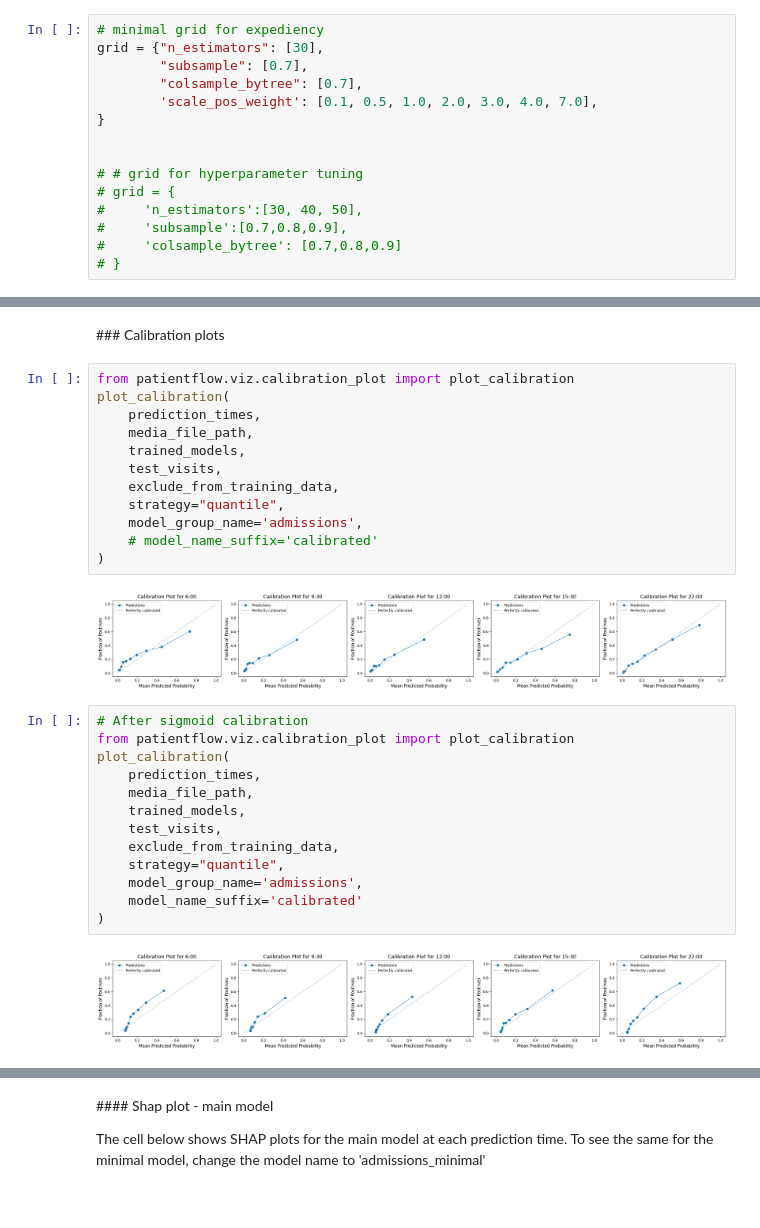
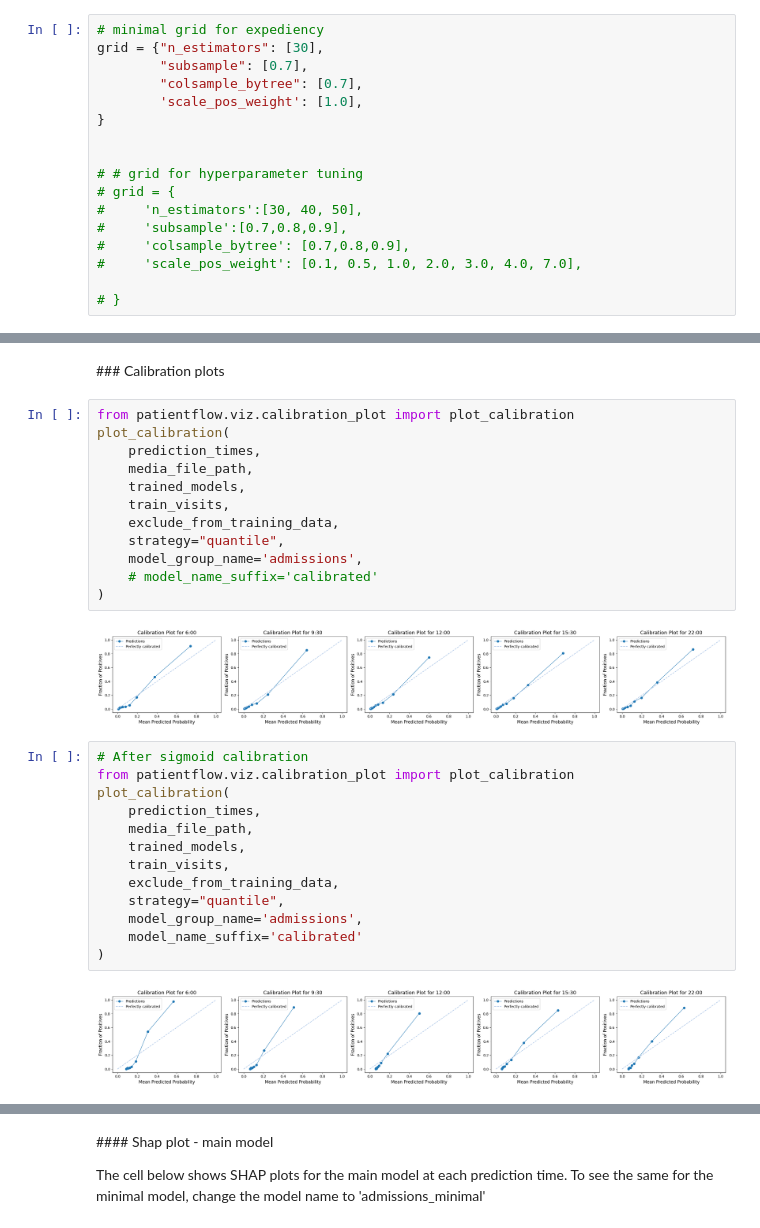
Before and after one commit to zmek/patientflow, a Jupyter notebook: notebooks/4a_Predict_probability_of_admission_from_ED.ipynb, the cells around one changed output, grey strips where cells are left out. Cells and saved outputs as stored; diff of their text form.

```diff
--- a/notebooks/4a_Predict_probability_of_admission_from_ED.ipynb
+++ b/notebooks/4a_Predict_probability_of_admission_from_ED.ipynb
@@ -217,7 +217,7 @@ I also specify a grid of hyperparameters; the classifier will iterate though the
 grid = {"n_estimators": [30],
         "subsample": [0.7],
         "colsample_bytree": [0.7],
-        'scale_pos_weight': [0.1, 0.5, 1.0, 2.0, 3.0, 4.0, 7.0],
+        'scale_pos_weight': [1.0],
 }
 
 
@@ -225,7 +225,9 @@ grid = {"n_estimators": [30],
 # grid = {
 #     'n_estimators':[30, 40, 50],
 #     'subsample':[0.7,0.8,0.9],
-#     'colsample_bytree': [0.7,0.8,0.9]
+#     'colsample_bytree': [0.7,0.8,0.9],
+#     'scale_pos_weight': [0.1, 0.5, 1.0, 2.0, 3.0, 4.0, 7.0],
+
 # }
 # %% [markdown]
 We are interested in predictions at different times of day. So we will train a model for each time of day. We will filter each visit so that it only appears once in the training data.
@@ -520,17 +502,17 @@ plot_features(
 # %%
 from patientflow.viz.calibration_plot import plot_calibration
 plot_calibration(
     prediction_times,
     media_file_path,
     trained_models,
-    test_visits,
+    train_visits,
     exclude_from_training_data,
     strategy="quantile",
     model_group_name='admissions',
     # model_name_suffix='calibrated'
 )
 # %% [output]
-[figure, old version]
+[figure, new version]
 # %%
 # After sigmoid calibration
 from patientflow.viz.calibration_plot import plot_calibration
@@ -538,11 +520,11 @@ plot_calibration(
     prediction_times,
     media_file_path,
     trained_models,
-    test_visits,
+    train_visits,
     exclude_from_training_data,
     strategy="quantile",
     model_group_name='admissions',
     model_name_suffix='calibrated'
 )
 # %% [output]
-[figure, old version]
+[figure, new version]
```
Also changed, not shown: parts of 6 cells of this notebook, 1 other file.
